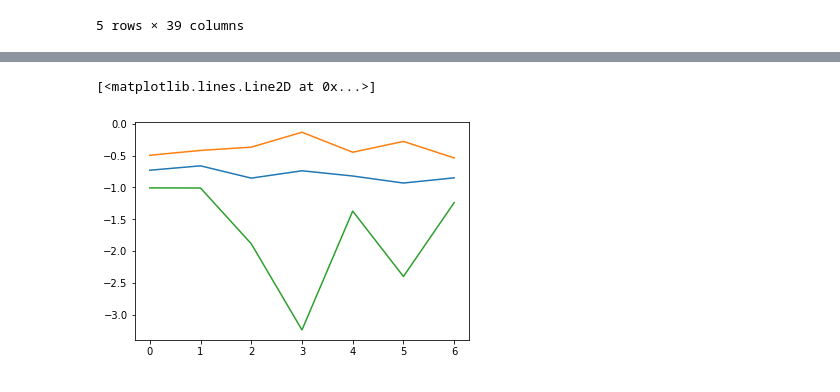
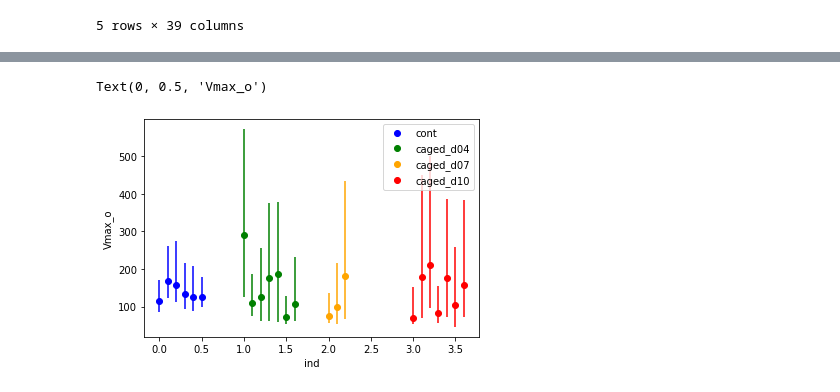
Before and after one commit to evenhuis/bee_quant, a Jupyter notebook: analysis/Plot comparison .ipynb, the cells around one changed output, grey strips where cells are left out. Cells and saved outputs as stored; diff of their text form; code cells hidden in the pictures.

```diff
--- a/analysis/Plot comparison .ipynb
+++ b/analysis/Plot comparison .ipynb
@@ -39,10 +43,21 @@ Text(0, 0.5, 'a0')
-# %%
-plt.plot(m2)
-plt.plot(h2)
-plt.plot(l2)
-# %% [output]
-[<matplotlib.lines.Line2D at 0x...>]
-[figure, removed]
+# %%
+var1 = ff.var_names[0]
+treats = 'cont caged_d04 caged_d07 caged_d10'.split()
+colors = 'blue green orange  red'.split()[:]
+for i,(treat,color) in enumerate(zip(treats,colors)):
+    mask = res_df.index.str.contains(treat)
+    ntreat=sum(mask)
+    m1,l1,h1 = res_df.loc[mask,var1].values.T
+
+
+    plt.plot([i+j/10. for j in range(ntreat)],m1,'o',color=color,label=treat)
+    plt.errorbar([i+j/10. for j in range(ntreat)],m1,yerr=[m1-l1,h1-m1],ls='',color=color  )
+    plt.legend()
+plt.xlabel("ind")
+plt.ylabel(var1)
+# %% [output]
+Text(0, 0.5, 'Vmax_o')
+[figure, added]
 # %%
 res_df.loc[mask,(var1,'m')]
 # %% [output]
```
Also changed, not shown: parts of 5 cells of this notebook, 27 other files.
